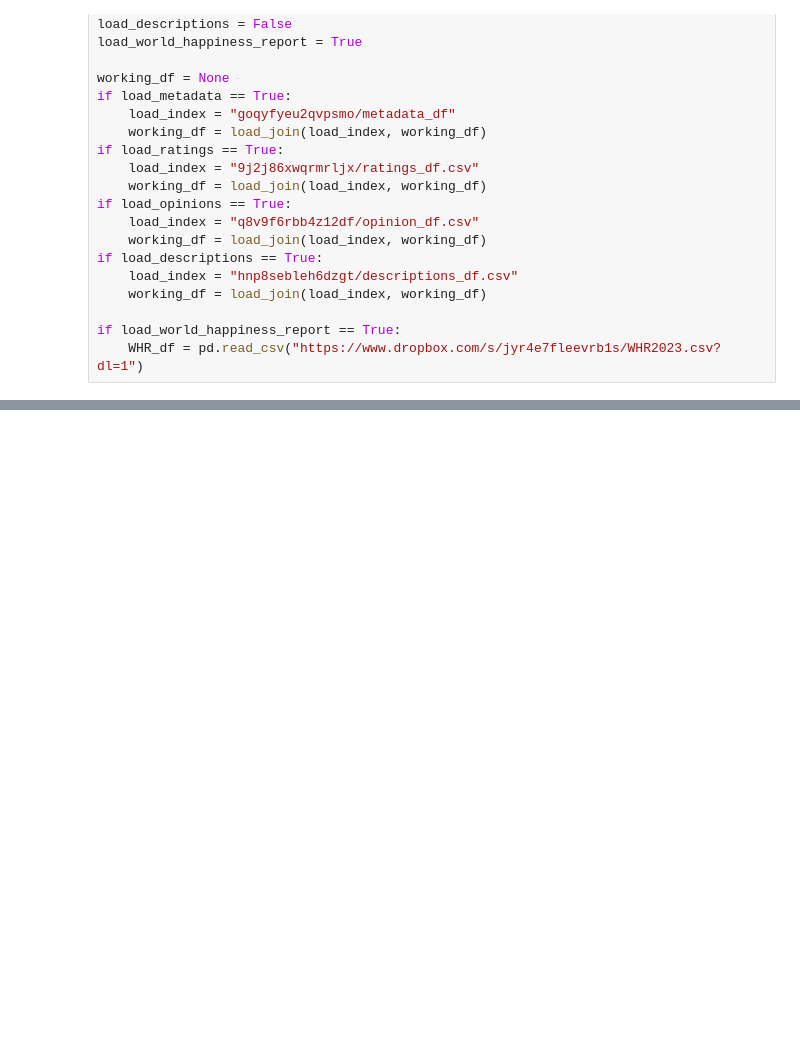
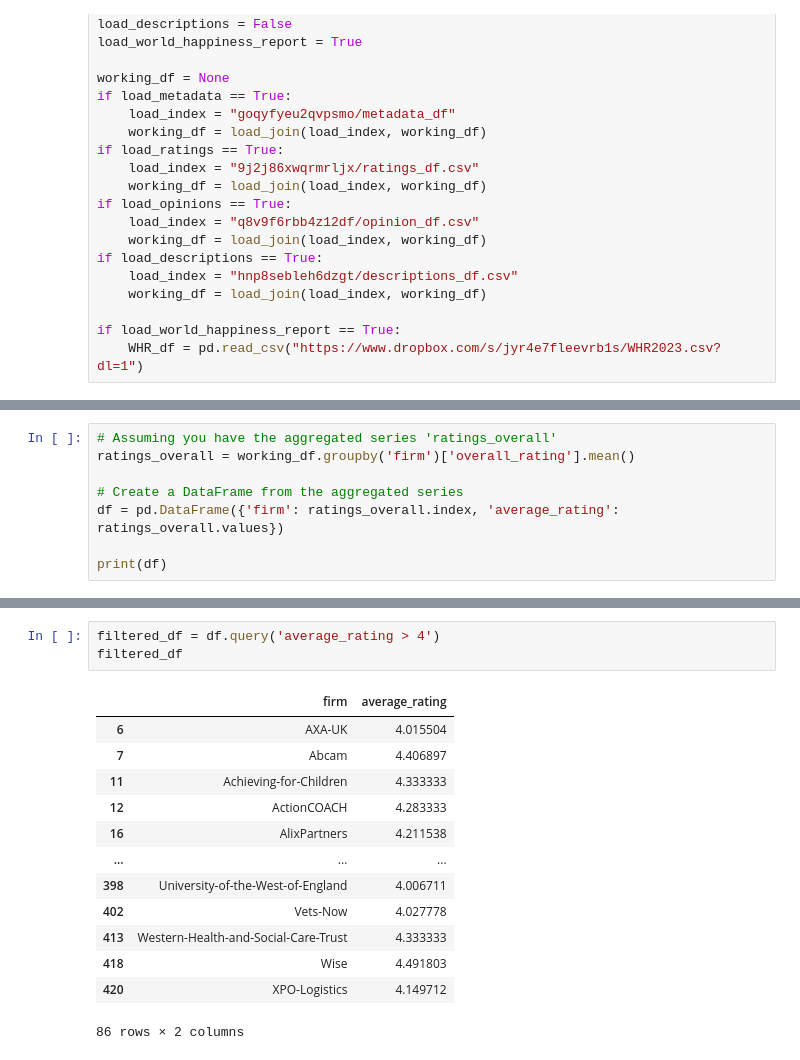
Before and after one commit to mlister3/job_satisfaction_neural_network, a Jupyter notebook: Data_Compile.ipynb, the cells around one changed output, grey strips where cells are left out. Saved outputs shown, nothing was run; the diff lists cells and outputs as text; blank space fills up the shorter version.

```diff
--- a/Data_Compile.ipynb
+++ b/Data_Compile.ipynb
@@ -46,0 +83,8 @@ WHR_df.head(3)
+# %%
+# Assuming you have the aggregated series 'ratings_overall'
+ratings_overall = working_df.groupby('firm')['overall_rating'].mean()
+
+# Create a DataFrame from the aggregated series
+df = pd.DataFrame({'firm': ratings_overall.index, 'average_rating': ratings_overall.values})
+
+print(df)
@@ -46,0 +106,17 @@ WHR_df.head(3)
+# %%
+filtered_df = df.query('average_rating > 4')
+filtered_df
+# %% [output]
+|  | firm | average_rating |
+| 6 | AXA-UK | 4.015504 |
+| 7 | Abcam | 4.406897 |
+| 11 | Achieving-for-Children | 4.333333 |
+| 12 | ActionCOACH | 4.283333 |
+| 16 | AlixPartners | 4.211538 |
+| ... | ... | ... |
+| 398 | University-of-the-West-of-England | 4.006711 |
+| 402 | Vets-Now | 4.027778 |
+| 413 | Western-Health-and-Social-Care-Trust | 4.333333 |
+| 418 | Wise | 4.491803 |
+| 420 | XPO-Logistics | 4.149712 |
+86 rows × 2 columns
```
Also changed, not shown: parts of 10 cells of this notebook, 2 other files.
